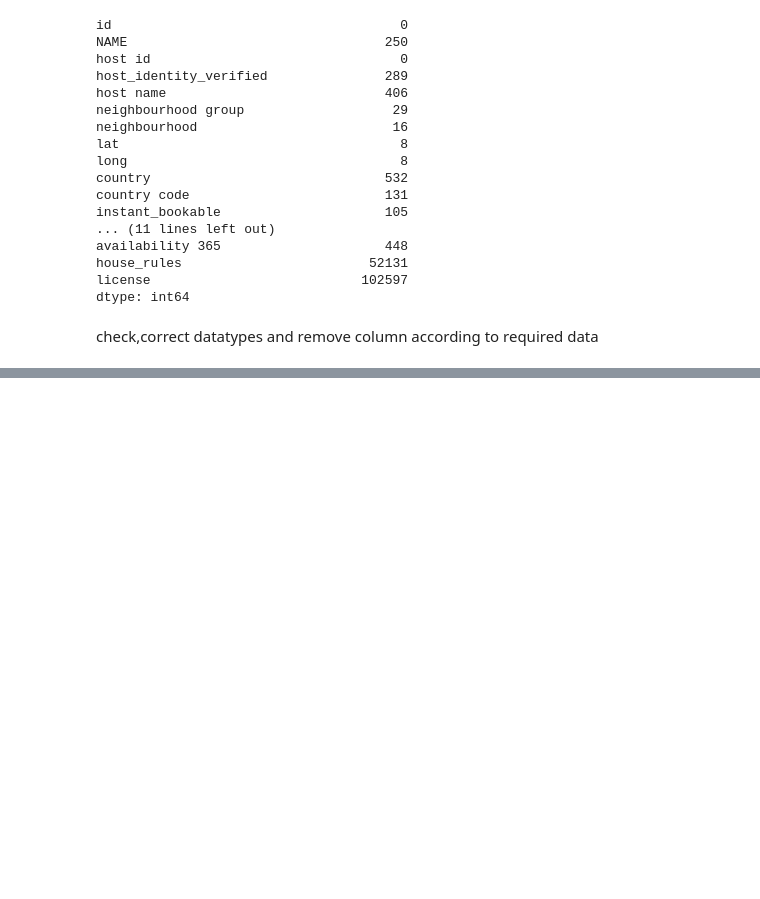
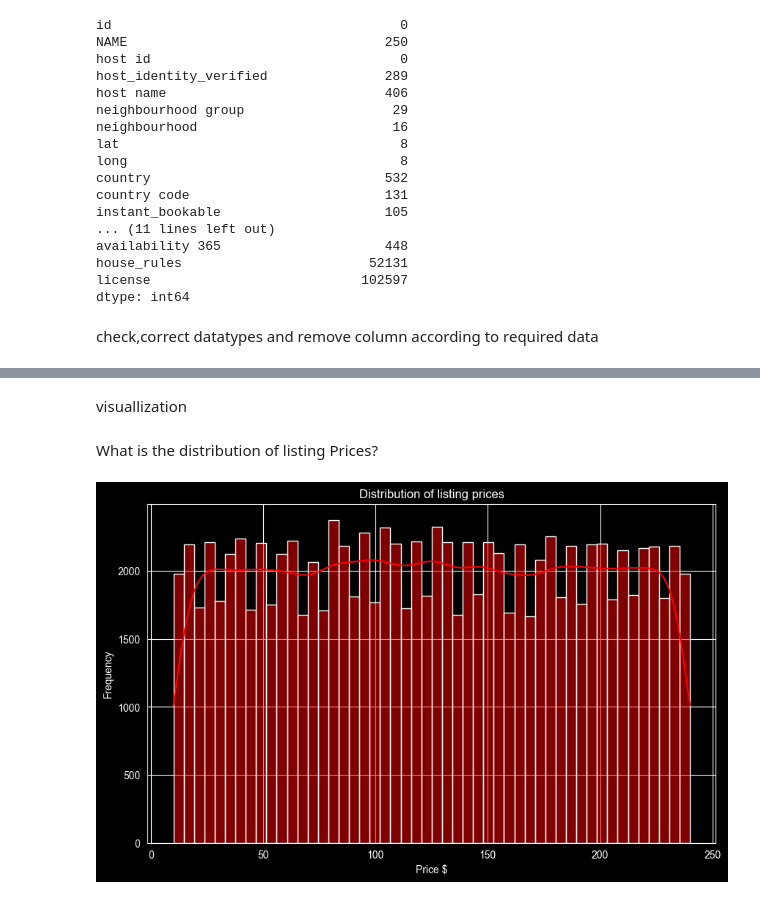
Before and after one commit to adigupta-ds/Airbnb_data_analysis, a Jupyter notebook: Airbnb_data_analysis.ipynb, the cells around one changed output, grey strips where cells are left out. Cells and saved outputs as stored; diff of their text form; code cells hidden in the pictures; blank space fills up the shorter version.

Commit message:
visualized the data

```diff
--- a/Airbnb_data_analysis.ipynb
+++ b/Airbnb_data_analysis.ipynb
@@ -120,0 +101,3 @@ memory usage: 21.0+ MB
+# %%
+df['price']=df['price'].replace('[\$,]', '',regex=True).astype(float)
+df['service fee']=df['service fee'].replace('[\$,]', '',regex=True).astype(float)
@@ -120,0 +116,2 @@ memory usage: 21.0+ MB
+# %%
+df.drop_duplicates(inplace=True)
@@ -120,0 +132,13 @@ memory usage: 21.0+ MB
+# %% [markdown]
+visuallization
+# %% [markdown]
+What is the distribution of listing Prices?
+# %%
+plt.figure(figsize=(10,6))
+sns.histplot(df['price'],bins=50,kde=True,color='red')
+plt.title("Distribution of listing prices")
+plt.xlabel("Price $")
+plt.ylabel("Frequency")
+plt.show()
+# %% [output]
+[figure, added]
```
Also changed, not shown: parts of 12 cells of this notebook.
